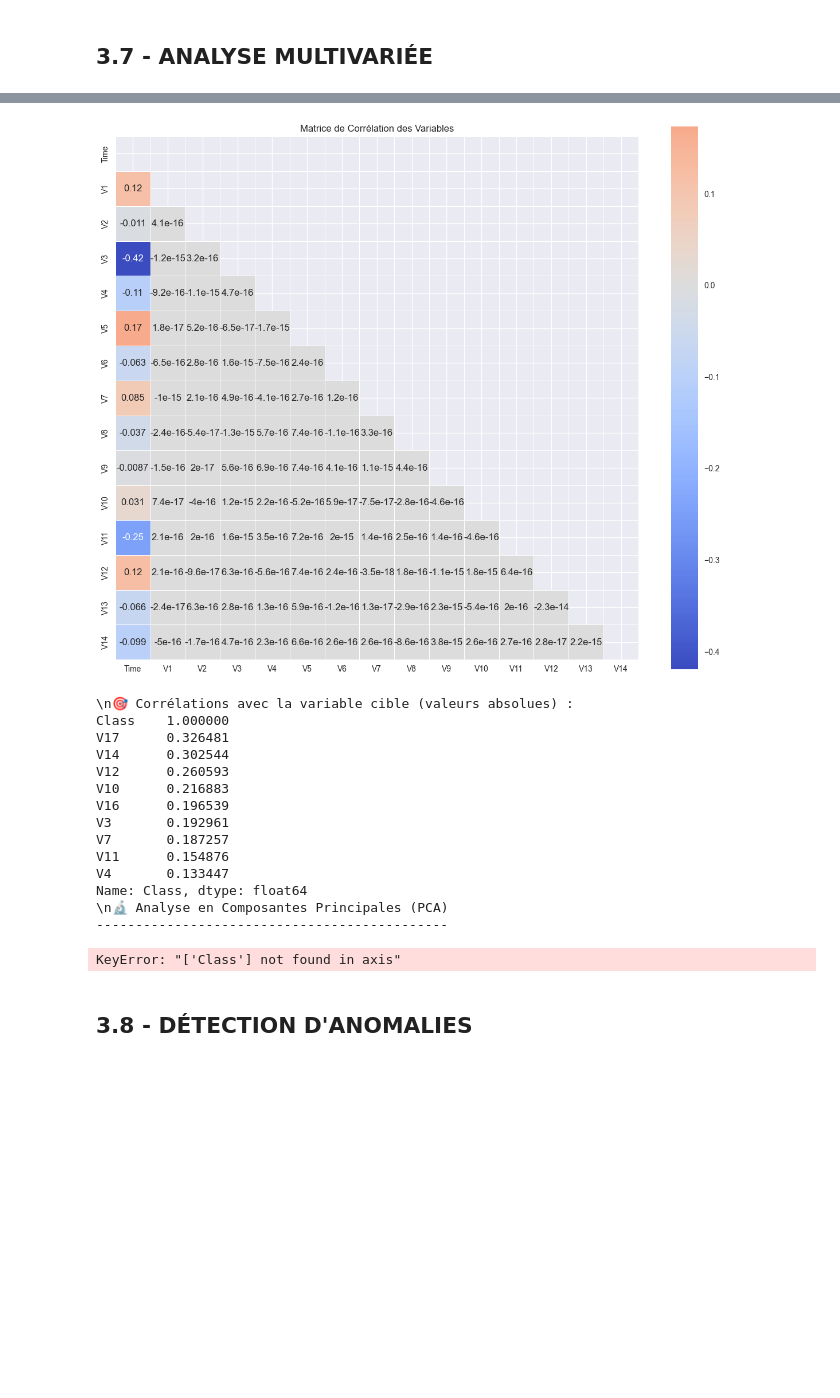
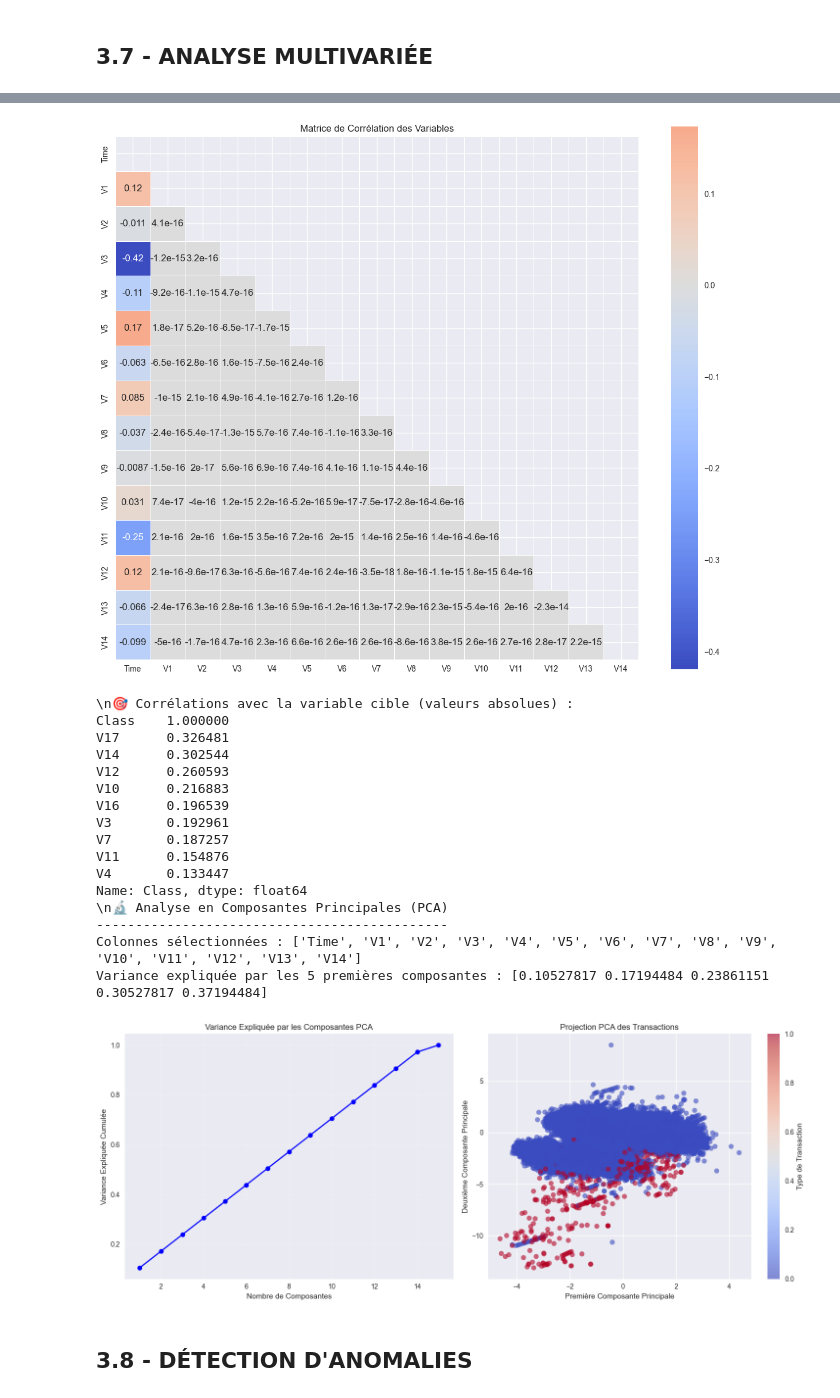
Before and after one commit to soboure69/Analyse_Exploratoire_Donn-es_EDA, a Jupyter notebook: EDA_Banque_Marketing.ipynb, the cells around one changed output, grey strips where cells are left out. Drawn from its saved outputs; the diff is of its cells as text; code cells hidden in the pictures; blank space fills up the shorter version.

```diff
--- a/EDA_Banque_Marketing.ipynb
+++ b/EDA_Banque_Marketing.ipynb
@@ -571,7 +553,13 @@ if 'fraud_df' in locals():
         print("-" * 45)
 
         # Préparation des données pour PCA
-        features_for_pca = fraud_df[numeric_cols_subset].drop(columns=[target_col])
+        #features_for_pca = fraud_df[numeric_cols_subset].drop(columns=[target_col])
+        if target_col in numeric_cols_subset:
+           features_for_pca = fraud_df[numeric_cols_subset].drop(columns=[target_col])
+        else:
+           features_for_pca = fraud_df[numeric_cols_subset]
+        print("Colonnes sélectionnées :", numeric_cols_subset.tolist())
+
         scaler = StandardScaler()
         features_scaled = scaler.fit_transform(features_for_pca)
 
@@ -597,34 +585,36 @@ if 'fraud_df' in locals():
         axes[0].grid(True, alpha=0.3)
 
         # Projection 2D des données
         scatter = axes[1].scatter(pca_result[:, 0], pca_result[:, 1],
                                  c=fraud_df[target_col], cmap='coolwarm', alpha=0.6)
         axes[1].set_xlabel('Première Composante Principale')
         axes[1].set_ylabel('Deuxième Composante Principale')
         axes[1].set_title('Projection PCA des Transactions')
         plt.colorbar(scatter, ax=axes[1], label='Type de Transaction')
 
         plt.tight_layout()
         plt.show()
 # %% [output]
 🔗 ANALYSE MULTIVARIÉE ET CORRÉLATIONS
 ========================================
 [figure]
 \n🎯 Corrélations avec la variable cible (valeurs absolues) :
 Class    1.000000
 V17      0.326481
 V14      0.302544
 V12      0.260593
 V10      0.216883
 V16      0.196539
 V3       0.192961
 V7       0.187257
 V11      0.154876
 V4       0.133447
 Name: Class, dtype: float64
 \n🔬 Analyse en Composantes Principales (PCA)
 ---------------------------------------------
+Colonnes sélectionnées : ['Time', 'V1', 'V2', 'V3', 'V4', 'V5', 'V6', 'V7', 'V8', 'V9', 'V10', 'V11', 'V12', 'V13', 'V14']
+Variance expliquée par les 5 premières composantes : [0.10527817 0.17194484 0.23861151 0.30527817 0.37194484]
-KeyError: "['Class'] not found in axis"
+[figure, added]
 # %% [markdown]
 ## 3.8 - DÉTECTION D'ANOMALIES
 # %%
```
Also changed, not shown: parts of 6 cells of this notebook, 8 other files.
